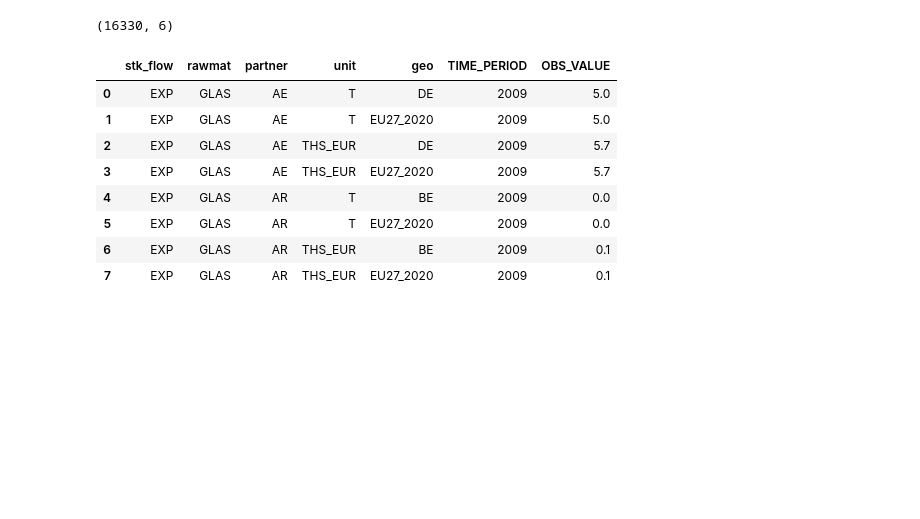
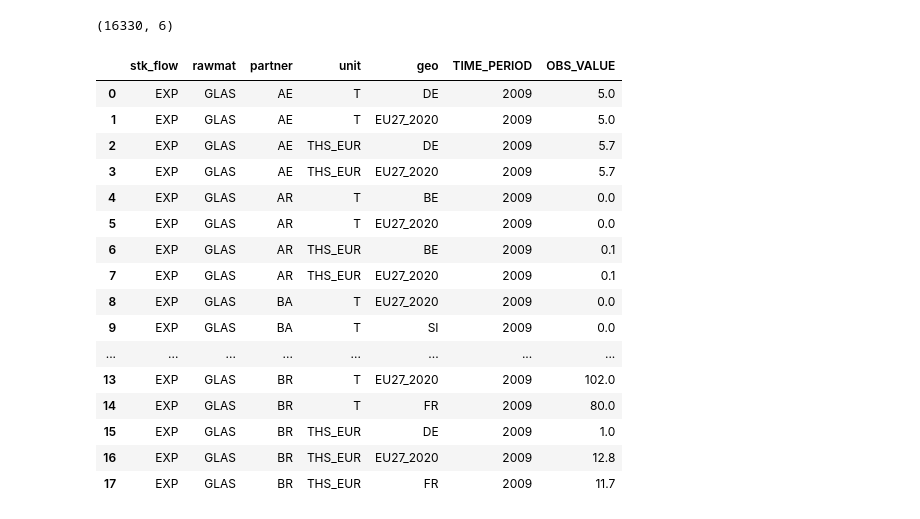
Before and after one commit to Allegsu/Chemistry, a Jupyter notebook: src/EU_KR_Waste.ipynb, the cells around one changed output. Cells and saved outputs as stored; diff of their text form; code cells hidden in the pictures; blank space fills up the shorter version.

```diff
--- a/src/EU_KR_Waste.ipynb
+++ b/src/EU_KR_Waste.ipynb
@@ -103,14 +232,22 @@ print(kr_df_gen.shape)
 # %%
 eu_df = pd.read_csv('../src/aggregate_trash.csv', header='infer')
 # %%
-eu_df.head(8)
+eu_df.head(18)
 # %% [output]
 |  | stk_flow | rawmat | partner | unit | geo | TIME_PERIOD | OBS_VALUE |
 | 0 | EXP | GLAS | AE | T | DE | 2009 | 5.0 |
 | 1 | EXP | GLAS | AE | T | EU27_2020 | 2009 | 5.0 |
 | 2 | EXP | GLAS | AE | THS_EUR | DE | 2009 | 5.7 |
 | 3 | EXP | GLAS | AE | THS_EUR | EU27_2020 | 2009 | 5.7 |
 | 4 | EXP | GLAS | AR | T | BE | 2009 | 0.0 |
 | 5 | EXP | GLAS | AR | T | EU27_2020 | 2009 | 0.0 |
 | 6 | EXP | GLAS | AR | THS_EUR | BE | 2009 | 0.1 |
 | 7 | EXP | GLAS | AR | THS_EUR | EU27_2020 | 2009 | 0.1 |
+| 8 | EXP | GLAS | BA | T | EU27_2020 | 2009 | 0.0 |
+| 9 | EXP | GLAS | BA | T | SI | 2009 | 0.0 |
+| ... | ... | ... | ... | ... | ... | ... | ... |
+| 13 | EXP | GLAS | BR | T | EU27_2020 | 2009 | 102.0 |
+| 14 | EXP | GLAS | BR | T | FR | 2009 | 80.0 |
+| 15 | EXP | GLAS | BR | THS_EUR | DE | 2009 | 1.0 |
+| 16 | EXP | GLAS | BR | THS_EUR | EU27_2020 | 2009 | 12.8 |
+| 17 | EXP | GLAS | BR | THS_EUR | FR | 2009 | 11.7 |
```
Also changed, not shown: parts of 21 cells of this notebook, 1 other file.
